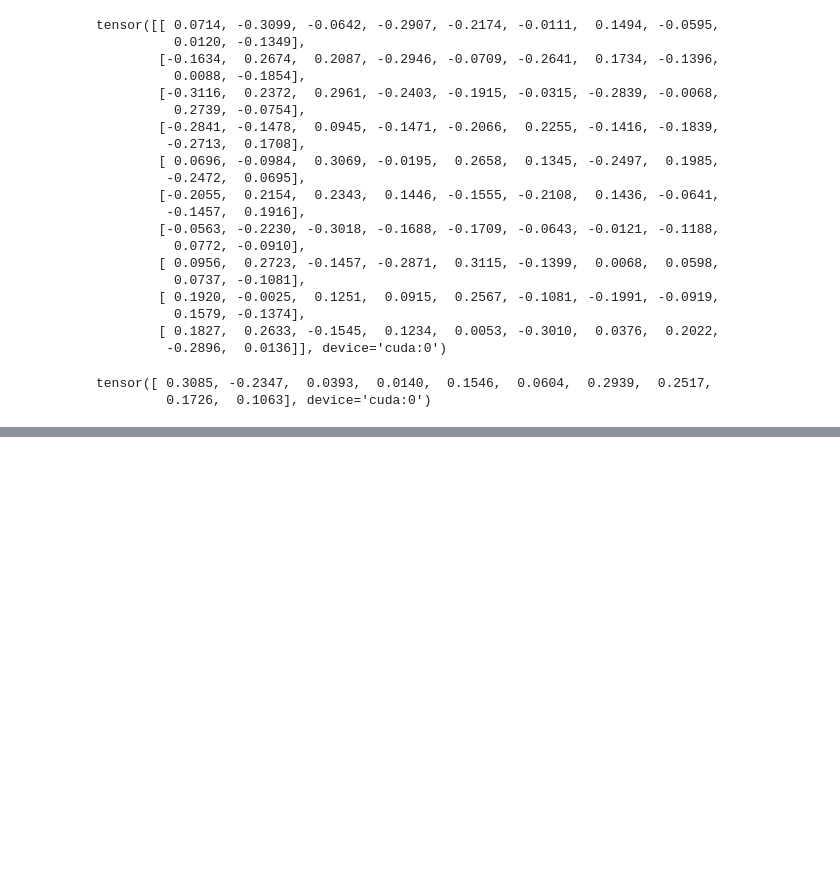
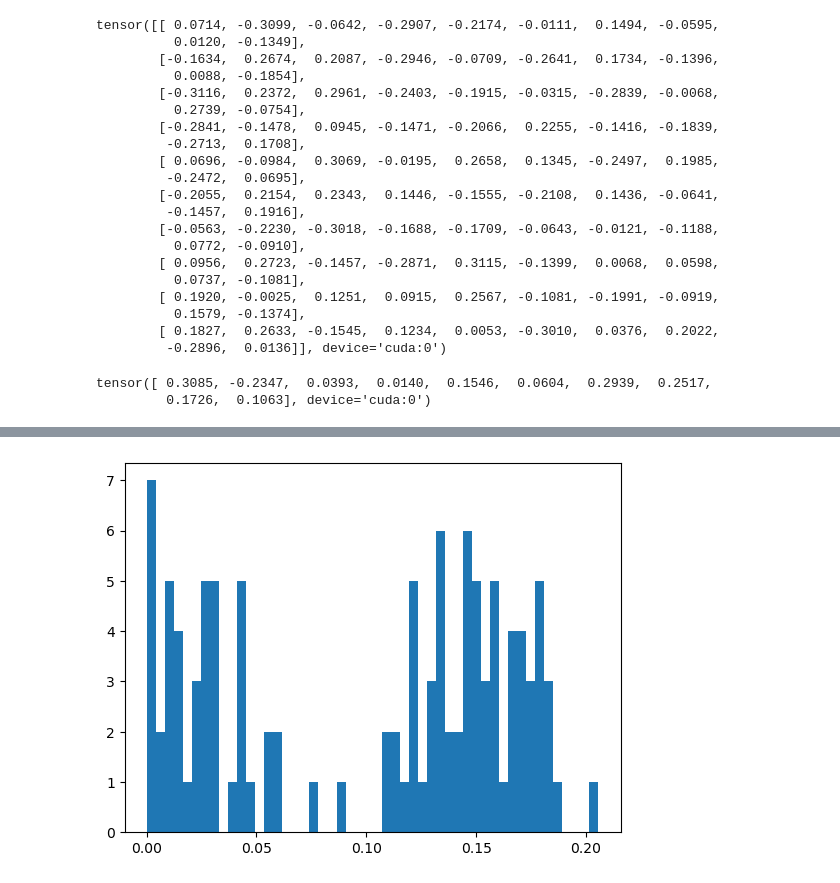
Before and after one commit to wesbz/nn-basis, a Jupyter notebook: main.ipynb, the cells around one changed output, grey strips where cells are left out. Cells and saved outputs as stored; diff of their text form; code cells hidden in the pictures; blank space fills up the shorter version.

```diff
--- a/main.ipynb
+++ b/main.ipynb
@@ -374,0 +395,6 @@ plt.show()
+# %%
+plt.figure()
+plt.hist(replay_sv_norm, bins=50)
+plt.show()
+# %% [output]
+[figure, added]
```
Also changed, not shown: parts of 11 cells of this notebook.
